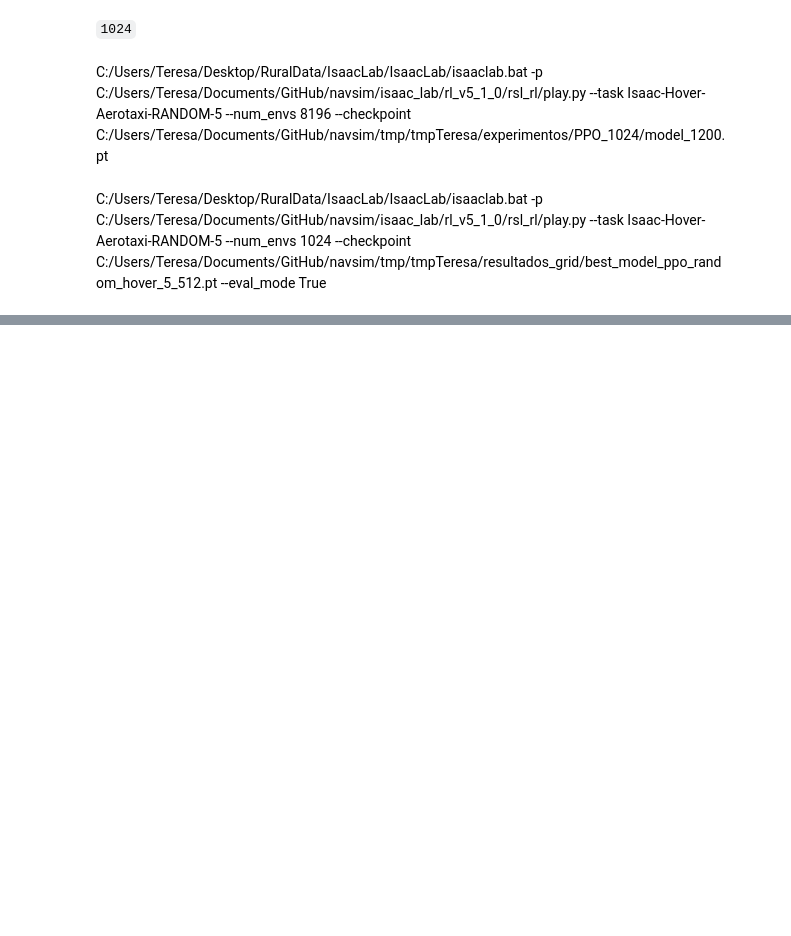
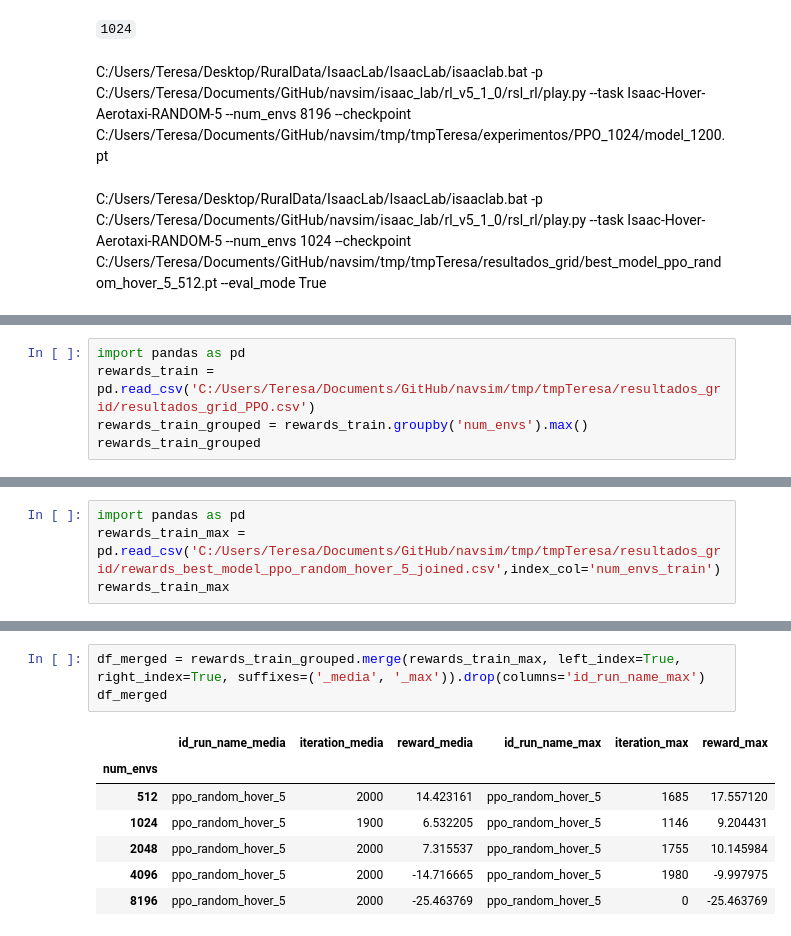
Before and after one commit to I3A-NavSys/navsim, a Jupyter notebook: tmp/tmpTeresa/resultados_grid/ranking_PPO.ipynb, the cells around one changed output, grey strips where cells are left out. Drawn from its saved outputs; the diff is of its cells as text; blank space fills up the shorter version.

```diff
--- a/tmp/tmpTeresa/resultados_grid/ranking_PPO.ipynb
+++ b/tmp/tmpTeresa/resultados_grid/ranking_PPO.ipynb
@@ -189,0 +205,5 @@ C:/Users/Teresa/Desktop/RuralData/IsaacLab/IsaacLab/isaaclab.bat -p C:/Users/Ter
+# %%
+import pandas as pd
+rewards_train = pd.read_csv('C:/Users/Teresa/Documents/GitHub/navsim/tmp/tmpTeresa/resultados_grid/resultados_grid_PPO.csv')
+rewards_train_grouped = rewards_train.groupby('num_envs').max()
+rewards_train_grouped
@@ -189,0 +218,4 @@ C:/Users/Teresa/Desktop/RuralData/IsaacLab/IsaacLab/isaaclab.bat -p C:/Users/Ter
+# %%
+import pandas as pd
+rewards_train_max = pd.read_csv('C:/Users/Teresa/Documents/GitHub/navsim/tmp/tmpTeresa/resultados_grid/rewards_best_model_ppo_random_hover_5_joined.csv',index_col='num_envs_train')
+rewards_train_max
@@ -189,0 +230,11 @@ C:/Users/Teresa/Desktop/RuralData/IsaacLab/IsaacLab/isaaclab.bat -p C:/Users/Ter
+# %%
+df_merged = rewards_train_grouped.merge(rewards_train_max, left_index=True, right_index=True, suffixes=('_media', '_max')).drop(columns='id_run_name_max')
+df_merged
+# %% [output]
+|  | id_run_name_media | iteration_media | reward_media | id_run_name_max | iteration_max | reward_max |
+| num_envs |  |  |  |  |  |  |
+| 512 | ppo_random_hover_5 | 2000 | 14.423161 | ppo_random_hover_5 | 1685 | 17.557120 |
+| 1024 | ppo_random_hover_5 | 1900 | 6.532205 | ppo_random_hover_5 | 1146 | 9.204431 |
+| 2048 | ppo_random_hover_5 | 2000 | 7.315537 | ppo_random_hover_5 | 1755 | 10.145984 |
+| 4096 | ppo_random_hover_5 | 2000 | -14.716665 | ppo_random_hover_5 | 1980 | -9.997975 |
+| 8196 | ppo_random_hover_5 | 2000 | -25.463769 | ppo_random_hover_5 | 0 | -25.463769 |
```
Also changed, not shown: parts of 3 cells of this notebook, 40 other files.
